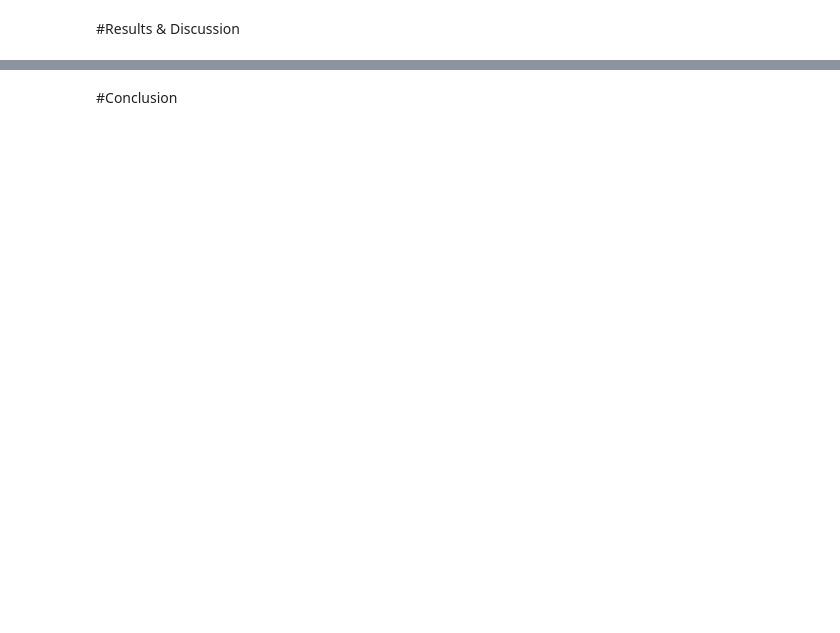
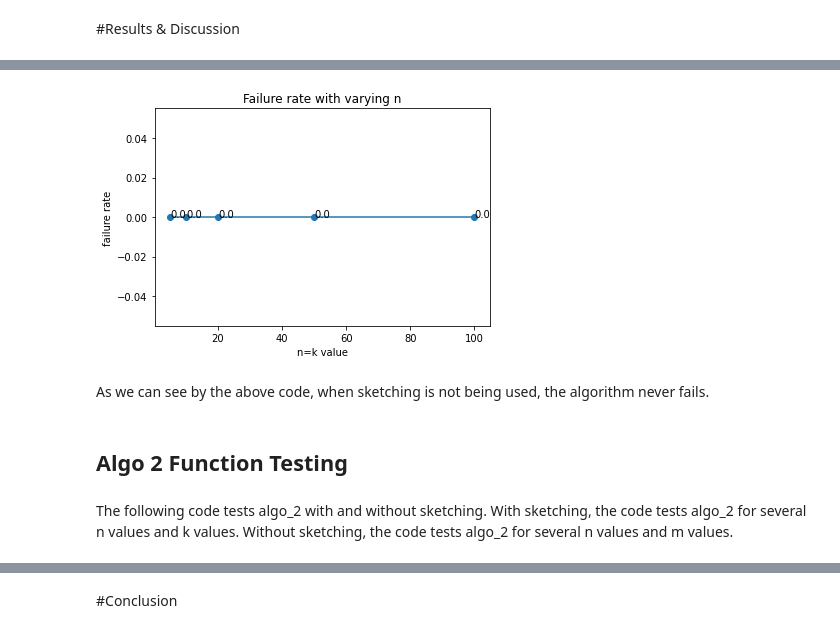
Before and after one commit to Tenrog/NREL_Spring_2022_Penultimate.ipynb, a Jupyter notebook: NREL_Spring_2022_Penultimate.ipynb, the cells around one changed output, grey strips where cells are left out. Drawn from its saved outputs; the diff is of its cells as text; code cells hidden in the pictures; blank space fills up the shorter version.

```diff
--- a/NREL_Spring_2022_Penultimate.ipynb
+++ b/NREL_Spring_2022_Penultimate.ipynb
@@ -949,0 +714,24 @@ We do not have significant results to show since our RGMRes implementation does
+# %%
+n_list = [5, 10, 20, 50, 100]
+norm_errs = np.zeros((len(n_list),10))
+
+sketch = False
+
+if (sketch):
+  def my_sketch(sketch_mat, mat):
+    return sketch_mat @ mat
+else:
+  def my_sketch(sketch_mat, mat):
+    return mat
+
+h = 0
+for n in n_list:
+  for i in range(len(norm_errs[0])):
+    A = np.random.rand(n,n)
+    x_true = np.random.rand(n,1)
+    x_true /= np.linalg.norm(x_true)
+    b = np.dot(A,x_true)
+    sketch_mat = Theta_Matrix(n,n)
+    Q, R, x, iter = my_random_gmres(A, b, x_true, sketch_mat, sketch)
+    norm_errs[h,i] = sum(abs(x_true - x))
+  h = h + 1
@@ -949,0 +741,25 @@ We do not have significant results to show since our RGMRes implementation does
+# %%
+failures = np.zeros(len(norm_errs))
+
+for i in range(len(norm_errs)):
+  for j in range(len(norm_errs[i])):
+    if norm_errs[i,j] > 1e-5:
+      failures[i] = failures[i] + 1
+
+percent_failures = failures/10
+
+plt.scatter(n_list, percent_failures)
+plt.plot(n_list, percent_failures, linestyle="solid")
+plt.title("Failure rate with varying n")
+plt.xlabel("n=k value")
+plt.ylabel("failure rate")
+for i, val in enumerate(percent_failures):
+  plt.annotate(val, (n_list[i], percent_failures[i]))
+# %% [output]
+[figure, added]
+# %% [markdown]
+As we can see by the above code, when sketching is not being used, the algorithm never fails.
+# %% [markdown]
+## Algo 2 Function Testing
+# %% [markdown]
+The following code tests algo_2 with and without sketching. With sketching, the code tests algo_2 for several n values and k values. Without sketching, the code tests algo_2 for several n values and m values.
```
Also changed, not shown: parts of 94 cells of this notebook.
